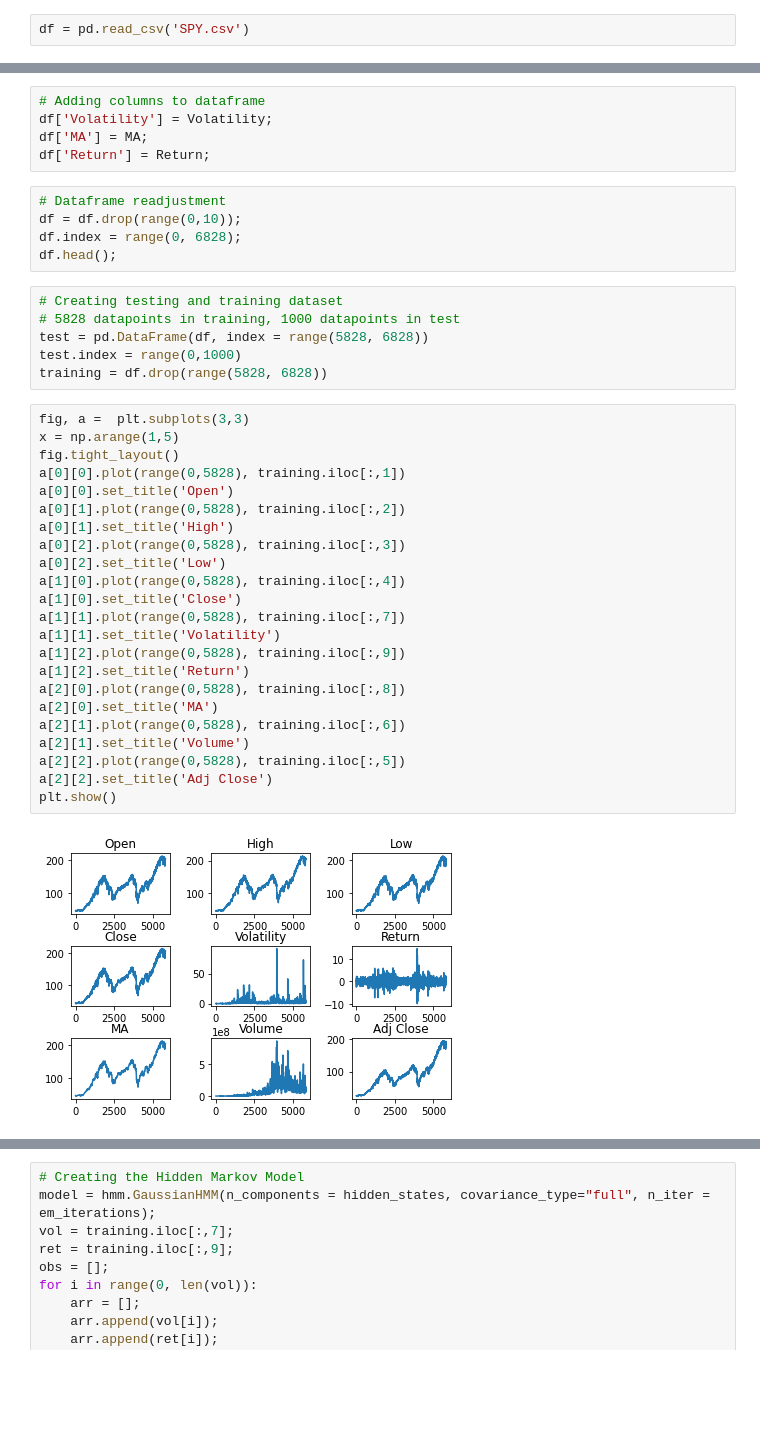
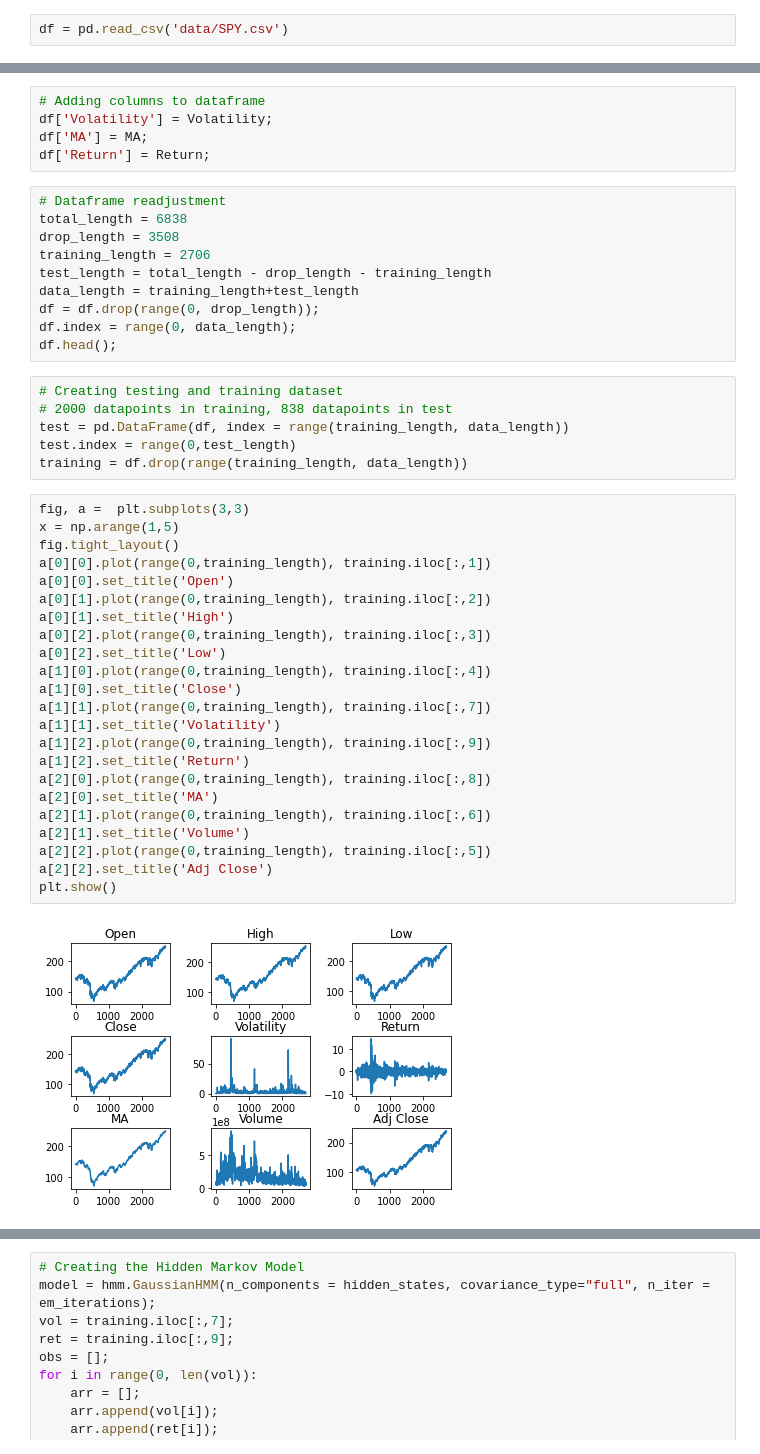
Before and after one commit to Marblez/HMM_Trading, a Jupyter notebook: hmm.ipynb, the cells around one changed output, grey strips where cells are left out. Drawn from its saved outputs; the diff is of its cells as text; blank space fills up the shorter version.

```diff
--- a/hmm.ipynb
+++ b/hmm.ipynb
@@ -10,7 +10,7 @@ from hmmlearn import hmm
 hidden_states = 3;
 em_iterations = 100;
 # %%
-df = pd.read_csv('SPY.csv')
+df = pd.read_csv('data/SPY.csv')
 # %%
 # Volatility is computed by obtaining variance between current close and prices of past 10 days
 Volatility = []
@@ -52,40 +52,45 @@ df['MA'] = MA;
 df['Return'] = Return;
 # %%
 # Dataframe readjustment
-df = df.drop(range(0,10));
-df.index = range(0, 6828);
+total_length = 6838
+drop_length = 3508
+training_length = 2706
+test_length = total_length - drop_length - training_length
+data_length = training_length+test_length
+df = df.drop(range(0, drop_length));
+df.index = range(0, data_length);
 df.head();
 # %%
 # Creating testing and training dataset
-# 5828 datapoints in training, 1000 datapoints in test
-test = pd.DataFrame(df, index = range(5828, 6828))
-test.index = range(0,1000)
-training = df.drop(range(5828, 6828))
+# 2000 datapoints in training, 838 datapoints in test
+test = pd.DataFrame(df, index = range(training_length, data_length))
+test.index = range(0,test_length)
+training = df.drop(range(training_length, data_length))
 # %%
 fig, a =  plt.subplots(3,3)
 x = np.arange(1,5)
 fig.tight_layout()
-a[0][0].plot(range(0,5828), training.iloc[:,1])
+a[0][0].plot(range(0,training_length), training.iloc[:,1])
 a[0][0].set_title('Open')
-a[0][1].plot(range(0,5828), training.iloc[:,2])
+a[0][1].plot(range(0,training_length), training.iloc[:,2])
 a[0][1].set_title('High')
-a[0][2].plot(range(0,5828), training.iloc[:,3])
+a[0][2].plot(range(0,training_length), training.iloc[:,3])
 a[0][2].set_title('Low')
-a[1][0].plot(range(0,5828), training.iloc[:,4])
+a[1][0].plot(range(0,training_length), training.iloc[:,4])
 a[1][0].set_title('Close')
-a[1][1].plot(range(0,5828), training.iloc[:,7])
+a[1][1].plot(range(0,training_length), training.iloc[:,7])
 a[1][1].set_title('Volatility')
-a[1][2].plot(range(0,5828), training.iloc[:,9])
+a[1][2].plot(range(0,training_length), training.iloc[:,9])
 a[1][2].set_title('Return')
-a[2][0].plot(range(0,5828), training.iloc[:,8])
+a[2][0].plot(range(0,training_length), training.iloc[:,8])
 a[2][0].set_title('MA')
-a[2][1].plot(range(0,5828), training.iloc[:,6])
+a[2][1].plot(range(0,training_length), training.iloc[:,6])
 a[2][1].set_title('Volume')
-a[2][2].plot(range(0,5828), training.iloc[:,5])
+a[2][2].plot(range(0,training_length), training.iloc[:,5])
 a[2][2].set_title('Adj Close')
 plt.show()
 # %% [output]
-[figure, old version]
+[figure, new version]
 # %%
 df.head()
 # %% [output]
```
Also changed, not shown: parts of 8 cells of this notebook, 19 other files.
